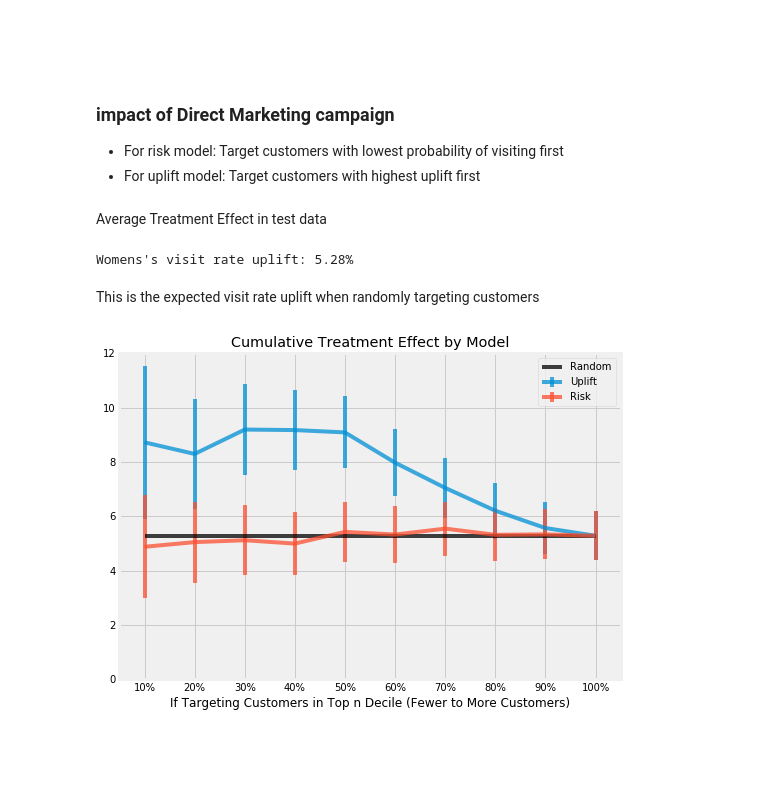
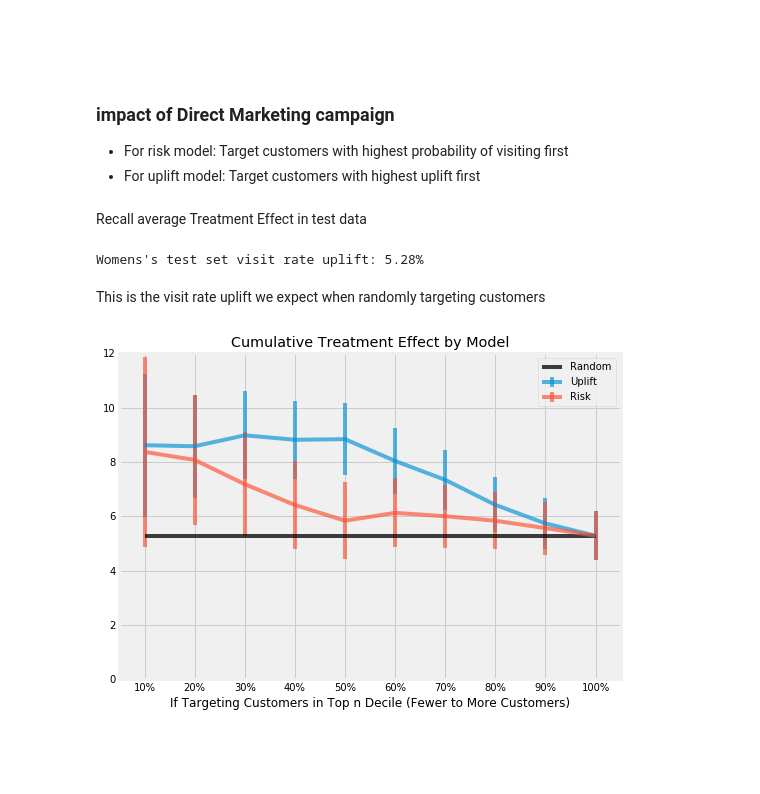
Before and after one commit to W-Tran/uplift-modelling, a Jupyter notebook: Uplift_Modelling.ipynb, the cells around one changed output. Saved outputs shown, nothing was run; the diff lists cells and outputs as text; code cells hidden in the pictures.

```diff
--- a/Uplift_Modelling.ipynb
+++ b/Uplift_Modelling.ipynb
@@ -265,3 +286,8 @@ best_params = {'random_state': state,
 up1.fit(**best_params)
 # %% [markdown]
 **Evaluate uplift model**
+# %%
+womens_treated_visit_rate = up1.df_test[up1.df_test.Treatment==1].Outcome.mean()*100
+womens_untreated_visit_rate = up1.df_test[up1.df_test.Treatment==0].Outcome.mean()*100
+average_treatment_effect = womens_treated_visit_rate - womens_untreated_visit_rate
+print("Womens's test set visit rate uplift: {:.2f}%".format(average_treatment_effect))
@@ -292,7 +318,7 @@ Cumulative Gain AUC: 0.00932
 I follow the methodology and nomenclature of the analysis performed by [Ascarza (2018)](https://journals.sagepub.com/doi/full/10.1509/jmr.16.0163). As a result I use the terms "response model" and "risk model" interchangeably however they mean exactly the same thing in this context. In churn prediction parlance, a risk model is used to compute the probability of customer churn i.e. risk of churning. In this case the risk model is used to compute the propensity to visit the site thus the "risk" of visiting.
 # %%
 # Train on control group in calibration set, predict on treatment and control group in validation set
-train_df = up1.df_train[up1.df_train.Treatment==0].copy()
+train_df = up1.df_train[up1.df_train.Treatment==1].copy()
 test_df = up1.df_test.copy()
 
 # Drop other outcomes
@@ -460,7 +450,7 @@ plt.title("Treatment Effect by model");
 # %% [markdown]
 ### impact of Direct Marketing campaign
 
-- For risk model: Target customers with lowest probability of visiting first
+- For risk model: Target customers with highest probability of visiting first
 - For uplift model: Target customers with highest uplift first
 # %%
 def compute_pooled_proportion(p1, n1, p2, n2):
@@ -476,18 +466,12 @@ def compute_impact(results, for_risk=True):
         targeting_strategy = 'uplift_decile'
     treated_customers = results[results.Treatment==1]
     control_customers = results[results.Treatment==0]
-    treated_visit = ( \
-                     treated_customers.groupby(targeting_strategy)['Outcome'].sum() \
-                    )
-    treated_total = ( \
-                     treated_customers.groupby(targeting_strategy)['Outcome'].count() \
-                    )
-    control_visit = ( \
-                     control_customers.groupby(targeting_strategy)['Outcome'].sum() \
-                    )
-    control_total = ( \
-                     control_customers.groupby(targeting_strategy)['Outcome'].count() \
-                    )
+
+    treated_visit = (treated_customers.groupby(targeting_strategy)['Outcome'].sum())
+    treated_total = (treated_customers.groupby(targeting_strategy)['Outcome'].count())
+    control_visit = (control_customers.groupby(targeting_strategy)['Outcome'].sum())
+    control_total = (control_customers.groupby(targeting_strategy)['Outcome'].count())
+
     treated_visit = pd.DataFrame(treated_visit).reset_index()
     treated_visit[targeting_strategy] = treated_visit[targeting_strategy].astype(str)
     treated_visit.columns = [targeting_strategy, 'visited']
@@ -498,12 +482,12 @@ def compute_impact(results, for_risk=True):
     control_visit.columns = [targeting_strategy, 'visited']
     control_visit['total'] = control_total.values
 
-    # Target high uplift, low risk first
-    if not for_risk:
-        treated_visit, control_visit = treated_visit.iloc[::-1], control_visit.iloc[::-1]
+#     # Target high uplift, low risk first
+#     if not for_risk:
+#         treated_visit, control_visit = treated_visit.iloc[::-1], control_visit.iloc[::-1]
 
     # Target high uplift, high risk first
-    #treated_visit, control_visit = treated_visit.iloc[::-1], control_visit.iloc[::-1]
+    treated_visit, control_visit = treated_visit.iloc[::-1], control_visit.iloc[::-1]
 
     treated_visit['visit_cumsum'] = treated_visit.visited.cumsum()
     treated_visit['total_cumsum'] = treated_visit.total.cumsum()
@@ -530,29 +514,25 @@ group_labels = [str(group*10)+'%' for group in list(range(1,11))]
 risk_impact_df['group'] = group_labels
 uplift_impact_df['group'] = group_labels
 # %% [markdown]
-Average Treatment Effect in test data
+Recall average Treatment Effect in test data
-# %%
-womens = results_df[results_df.Treatment==1].Outcome.mean()*100
-control = results_df[results_df.Treatment==0].Outcome.mean()*100
-ate_test = womens-control
-print("Womens's visit rate uplift: {:.2f}%".format(ate_test))
-del womens, control
-# %% [output]
-Womens's visit rate uplift: 5.28%
+# %%
+print("Womens's test set visit rate uplift: {:.2f}%".format(average_treatment_effect))
+# %% [output]
+Womens's test set visit rate uplift: 5.28%
 # %% [markdown]
-This is the expected visit rate uplift when randomly targeting customers
+This is the visit rate uplift we expect when randomly targeting customers
 # %%
 plt.figure(figsize=(8,6))
-plt.errorbar(uplift_impact_df.group, uplift_impact_df.cumsum_treatment_effect*100, (uplift_impact_df.standard_error*100*1.96), label='Uplift', alpha=0.75)
-plt.errorbar(risk_impact_df.group, risk_impact_df.cumsum_treatment_effect*100, (risk_impact_df.standard_error*100*1.96), label='Risk', alpha=0.75)
+plt.errorbar(uplift_impact_df.group, uplift_impact_df.cumsum_treatment_effect*100, (uplift_impact_df.standard_error*100*1.96), label='Uplift', alpha=0.65)
+plt.errorbar(risk_impact_df.group, risk_impact_df.cumsum_treatment_effect*100, (risk_impact_df.standard_error*100*1.96), label='Risk', alpha=0.65)
 plt.ylim(0,12)
 plt.xlabel("If Targeting Customers in Top n Decile (Fewer to More Customers)")
-plt.hlines(ate_test, 0, 9, label='Random', alpha=0.75)
+plt.hlines(average_treatment_effect, 0, 9, label='Random', alpha=0.75)
 plt.xlim(-0.5,9.5)
 plt.title("Cumulative Treatment Effect by Model")
 plt.legend();
 # %% [output]
-[figure, old version]
+[figure, new version]
 # %% [markdown]
 <br>
 <br>
```
Also changed, not shown: parts of 44 cells of this notebook.
